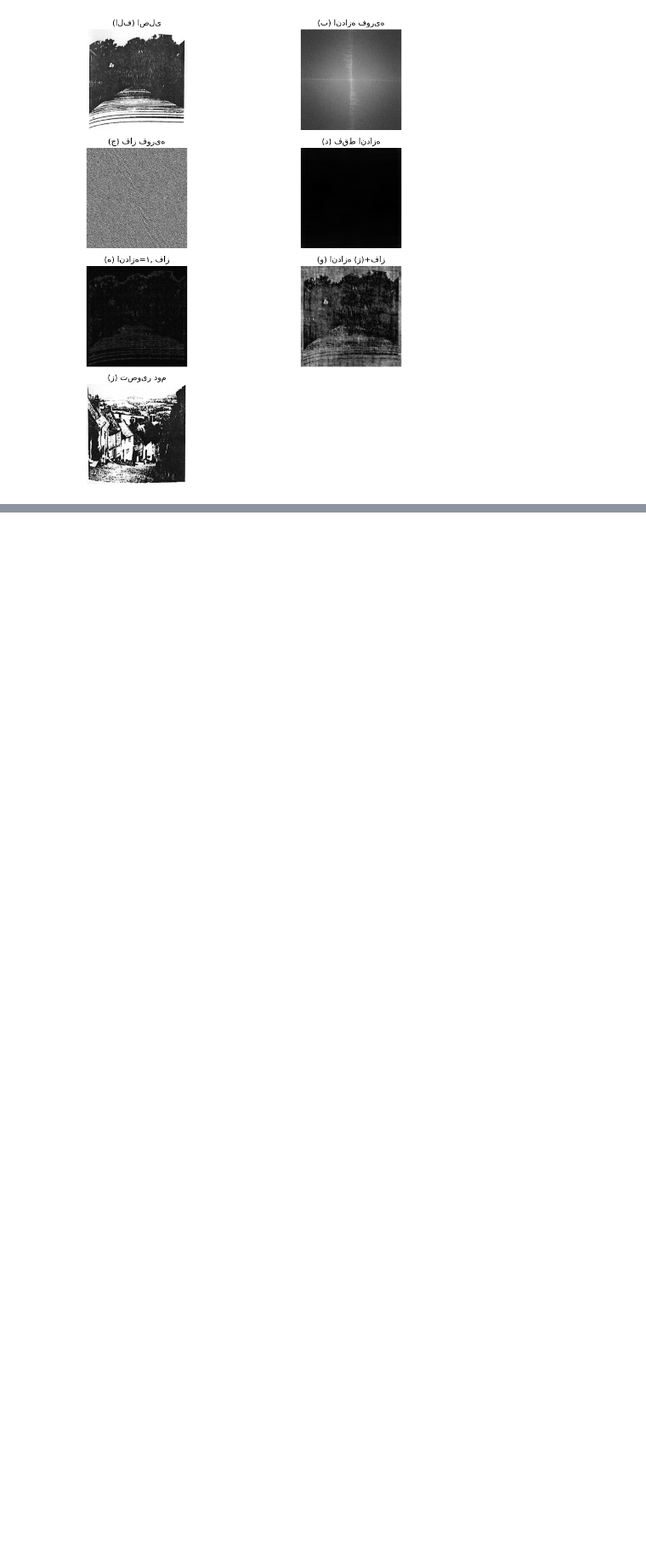
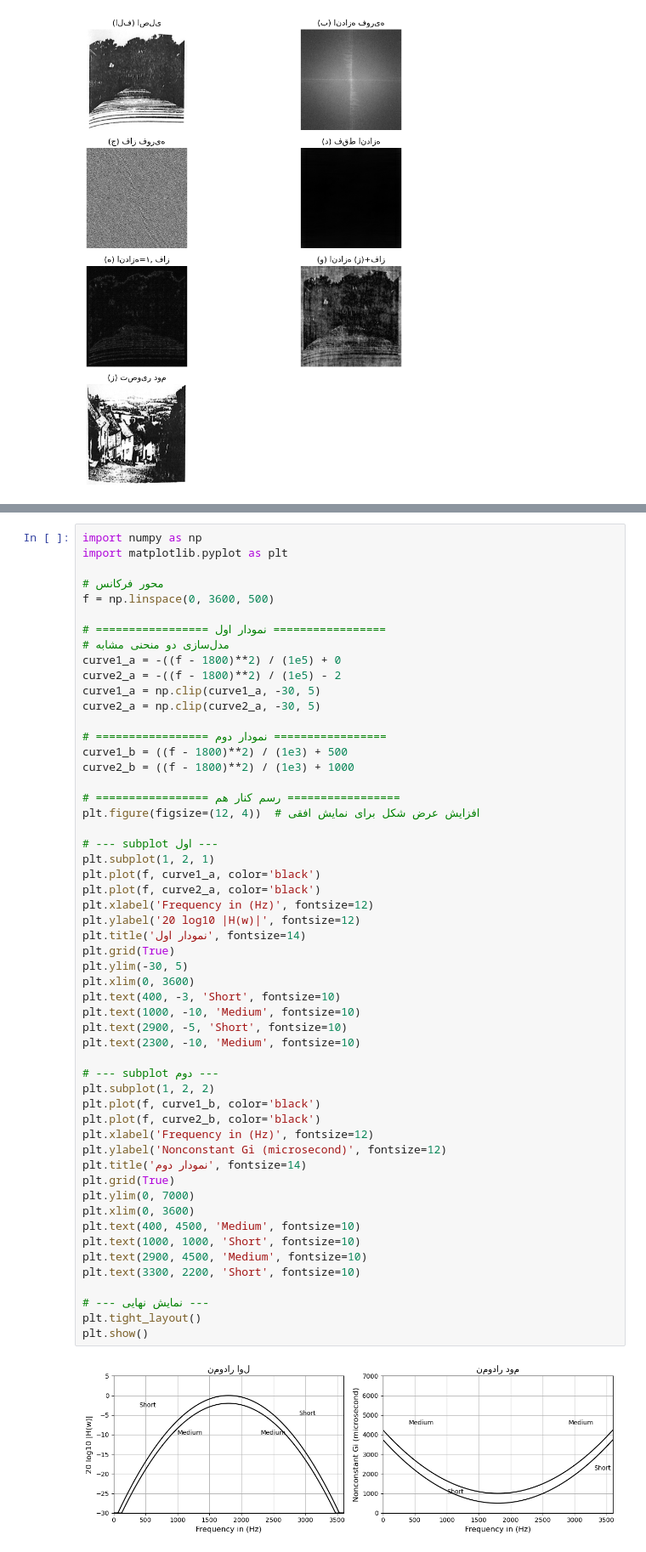
Before and after one commit to tayebehemati/DSP, a Jupyter notebook: ch6-page(383 to 394).ipynb, the cells around one changed output, grey strips where cells are left out. Shown at 85% size. Drawn from its saved outputs; the diff is of its cells as text; blank space fills up the shorter version.

```diff
--- a/ch6-page(383 to 394).ipynb
+++ b/ch6-page(383 to 394).ipynb
@@ -812,0 +638,56 @@ plt.show()
+# %%
+import numpy as np
+import matplotlib.pyplot as plt
+
+# محور فرکانس
+f = np.linspace(0, 3600, 500)
+
+# ================= نمودار اول =================
+# مدل‌سازی دو منحنی مشابه
+curve1_a = -((f - 1800)**2) / (1e5) + 0
+curve2_a = -((f - 1800)**2) / (1e5) - 2
+curve1_a = np.clip(curve1_a, -30, 5)
+curve2_a = np.clip(curve2_a, -30, 5)
+
+# ================= نمودار دوم =================
+curve1_b = ((f - 1800)**2) / (1e3) + 500
+curve2_b = ((f - 1800)**2) / (1e3) + 1000
+
+# ================= رسم کنار هم =================
+plt.figure(figsize=(12, 4))  # افزایش عرض شکل برای نمایش افقی
+
+# --- subplot اول ---
+plt.subplot(1, 2, 1)
+plt.plot(f, curve1_a, color='black')
+plt.plot(f, curve2_a, color='black')
+plt.xlabel('Frequency in (Hz)', fontsize=12)
+plt.ylabel('20 log10 |H(w)|', fontsize=12)
+plt.title('نمودار اول', fontsize=14)
+plt.grid(True)
+plt.ylim(-30, 5)
+plt.xlim(0, 3600)
+plt.text(400, -3, 'Short', fontsize=10)
+plt.text(1000, -10, 'Medium', fontsize=10)
+plt.text(2900, -5, 'Short', fontsize=10)
+plt.text(2300, -10, 'Medium', fontsize=10)
+
+# --- subplot دوم ---
+plt.subplot(1, 2, 2)
+plt.plot(f, curve1_b, color='black')
+plt.plot(f, curve2_b, color='black')
+plt.xlabel('Frequency in (Hz)', fontsize=12)
+plt.ylabel('Nonconstant Gi (microsecond)', fontsize=12)
+plt.title('نمودار دوم', fontsize=14)
+plt.grid(True)
+plt.ylim(0, 7000)
+plt.xlim(0, 3600)
+plt.text(400, 4500, 'Medium', fontsize=10)
+plt.text(1000, 1000, 'Short', fontsize=10)
+plt.text(2900, 4500, 'Medium', fontsize=10)
+plt.text(3300, 2200, 'Short', fontsize=10)
+
+# --- نمایش نهایی ---
+plt.tight_layout()
+plt.show()
+# %% [output]
+[figure, added]
```
Also changed, not shown: parts of 11 cells of this notebook.
